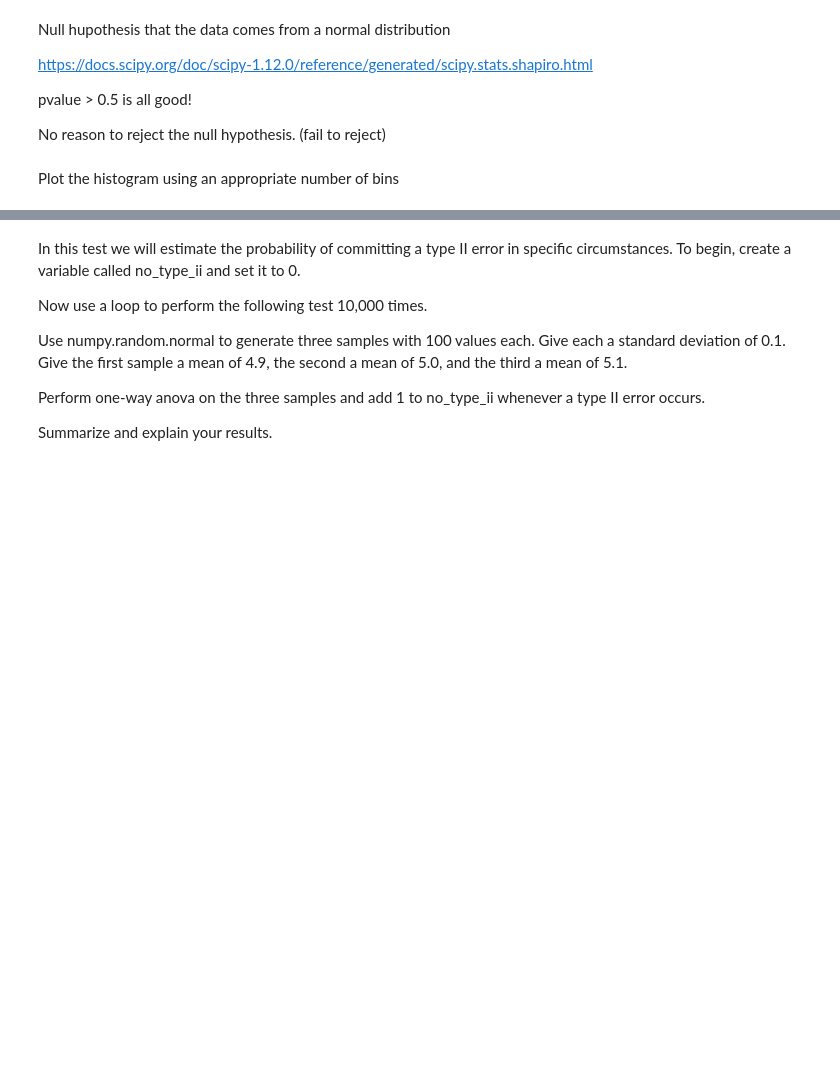
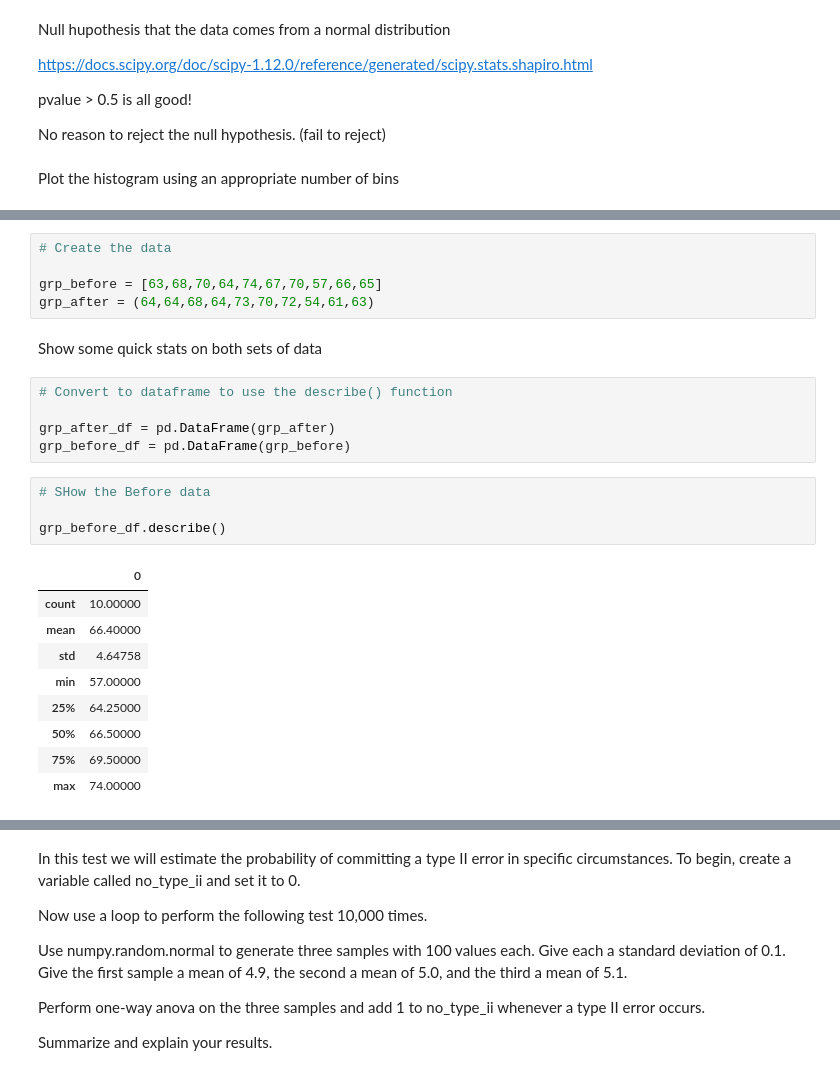
Before and after one commit to PeeBs68/applied_statistics, a Jupyter notebook: tasks.ipynb, the cells around one changed output, grey strips where cells are left out. Cells and saved outputs as stored; diff of their text form; blank space fills up the shorter version.

```diff
--- a/tasks.ipynb
+++ b/tasks.ipynb
@@ -274 +309,27 @@ After	64	64	68	64	73	70	72	54	61	63
 Calculate the t-statistic based on this data set, using Python. Compare it to the value given by scipy.stats. Explain your work and list any sources used.
+# %%
+# Create the data
+
+grp_before = [63,68,70,64,74,67,70,57,66,65]
+grp_after = (64,64,68,64,73,70,72,54,61,63)
+# %% [markdown]
+Show some quick stats on both sets of data
+# %%
+# Convert to dataframe to use the describe() function
+
+grp_after_df = pd.DataFrame(grp_after)
+grp_before_df = pd.DataFrame(grp_before)
+# %%
+# SHow the Before data
+
+grp_before_df.describe()
+# %% [output]
+|  | 0 |
+| count | 10.00000 |
+| mean | 66.40000 |
+| std | 4.64758 |
+| min | 57.00000 |
+| 25% | 64.25000 |
+| 50% | 66.50000 |
+| 75% | 69.50000 |
+| max | 74.00000 |
```
Also changed, not shown: parts of 28 cells of this notebook.
